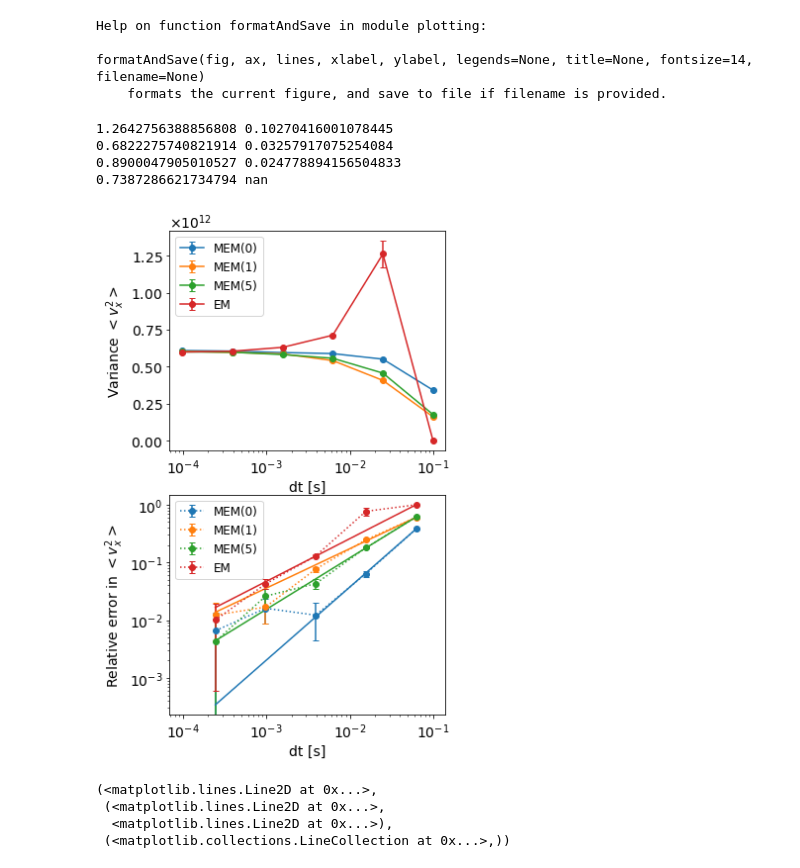
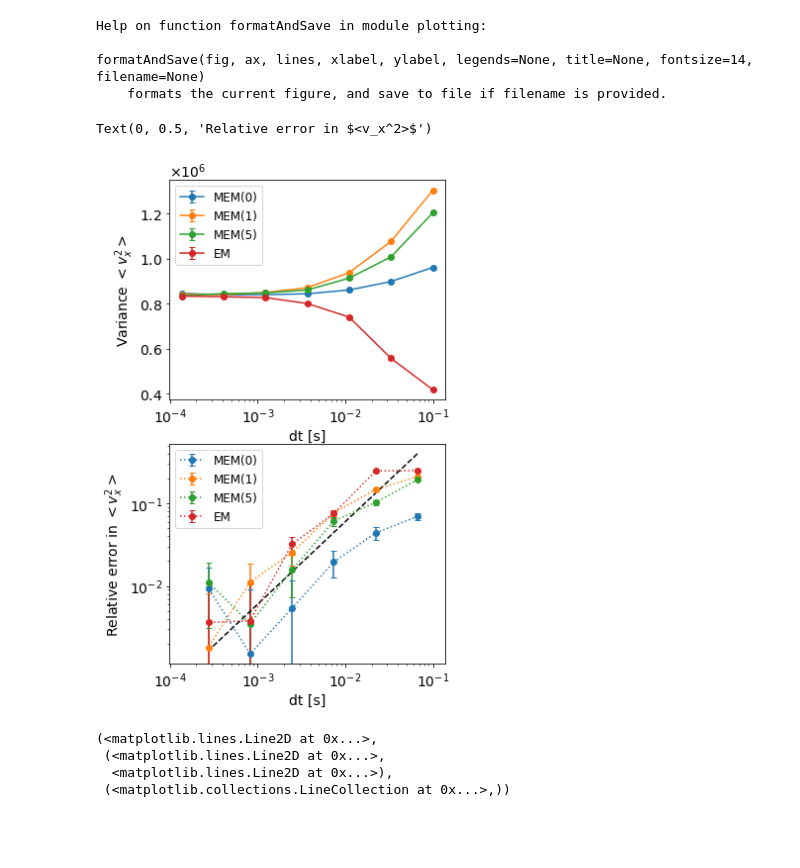
Before and after one commit to lauraxinzhang/CoulombCollisions, a Jupyter notebook: plot_output.ipynb, the cells around one changed output. Cells and saved outputs as stored; diff of their text form; code cells hidden in the pictures; blank space fills up the shorter version.

```diff
--- a/plot_output.ipynb
+++ b/plot_output.ipynb
@@ -8,12 +8,12 @@ dt_MEM_0 = np.loadtxt('output/w_MEM_cor_0_mom2__dt.txt')
 # %%
-ave_MEM_1 = np.loadtxt('output/w_MEM_cor_1_mom2__ave.txt')
-err_MEM_1 = np.loadtxt('output/w_MEM_cor_1_mom2__sem.txt')
-dt_MEM_1 = np.loadtxt('output/w_MEM_cor_1_mom2__dt.txt')
+ave_MEM_1 = np.loadtxt('output/base2w_MEM_cor_1_mom1__ave.txt')
+err_MEM_1 = np.loadtxt('output/base2w_MEM_cor_1_mom1__sem.txt')
+dt_MEM_1 = np.loadtxt('output/base2w_MEM_cor_1_mom1__dt.txt')
 # %%
-ave_MEM_5 = np.loadtxt('output/w_MEM_cor_5_mom2__ave.txt')
-err_MEM_5 = np.loadtxt('output/w_MEM_cor_5_mom2__sem.txt')
-dt_MEM_5 = np.loadtxt('output/w_MEM_cor_5_mom2__dt.txt')
+ave_MEM_5 = np.loadtxt('output/base2w_MEM_cor_5_mom1__ave.txt')
+err_MEM_5 = np.loadtxt('output/base2w_MEM_cor_5_mom1__sem.txt')
+dt_MEM_5 = np.loadtxt('output/base2w_MEM_cor_5_mom1__dt.txt')
 # %%
-ave_EM = np.loadtxt('output/w_EM_mom2__ave.txt')
-err_EM = np.loadtxt('output/w_EM_mom2__sem.txt')
-dt_EM = np.loadtxt('output/w_EM_mom2__dt.txt')
+ave_EM = np.loadtxt('output/base2w_EM_mom1__ave.txt')
+err_EM = np.loadtxt('output/base2w_EM_mom1__sem.txt')
+dt_EM = np.loadtxt('output/base2w_EM_mom1__dt.txt')
@@ -36,8 +40,8 @@ def diffAnderr(ave, err):
     err = np.sqrt(err_low**2 + err_high**2)
     return diff, err
 
-def power(x, c, alpha):
-    return c * (x**alpha)
+def power(x, c):
+    return c * (x**1)
 # %%
 fig= plt.figure()
 updateGlobal(14)
@@ -54,44 +58,49 @@ plt.ticklabel_format(axis = 'y', style = 'sci', scilimits=(0, 0), useMathText=Tr
 
 for dt, ave, err, lab, truncate, c in zip([dt_MEM_0, dt_MEM_1, dt_MEM_5, dt_EM],
                          [ave_MEM_0, ave_MEM_1, ave_MEM_5, ave_EM],
                          [err_MEM_0, err_MEM_1, err_MEM_5, err_EM],
                          ['MEM(0)', 'MEM(1)', 'MEM(5)', 'EM'],
-                                       [-2, -2, -1, -2],
+                                       [-3, -3, -2, -3],
                                       ['C0', 'C1', 'C2', 'C3']):
+# for dt, ave, err, lab, truncate, c in zip([dt_MEM_0, dt_MEM_5, dt_EM],
+#                          [ave_MEM_0, ave_MEM_5, ave_EM],
+#                          [err_MEM_0, err_MEM_5, err_EM],
+#                          ['MEM(0)', 'MEM(5)', 'EM'],
+#                                        [-2, -1, -2],
+#                                       ['C0', 'C1', 'C2']):
     ax1.errorbar(dt[:truncate], ave[:truncate, vcomp], err[:truncate, vcomp],
                  color = c, marker = 'o', capsize = 3,label = lab)
     diff_ave, diff_err = diffAnderr(ave, err)
 #     ax2.plot(dt_EM[:-1], diff_ave[:, vcomp])
     t_mid = 0.5 * (dt[:-1] + dt[1:])
 
     # A power fit
-    popt, pcov = curve_fit(power, t_mid[:truncate], diff_ave[:truncate, vcomp], sigma = diff_err[:truncate, vcomp])
+    popt, pcov = curve_fit(power, t_mid[:truncate], diff_ave[:truncate, vcomp],
+                           sigma=diff_err[:truncate, vcomp], absolute_sigma=True,
+                          )
     perr = np.sqrt(np.diag(pcov))
-    print(popt[1], perr[1])
+#     print(popt[1], perr[1])
     # plot fit and data
-    ax2.plot(t_mid[:truncate], power(t_mid[:truncate], *popt), '-', color = c)
+#     ax2.plot(t_mid[:truncate], power(t_mid[:truncate], *popt), '-', color = c)
 #     lab = lab+'$alpha={}$'.format(popt[1])
     ebar = ax2.errorbar(t_mid[:truncate], diff_ave[:truncate, vcomp],
                  diff_err[:truncate, vcomp],
                  color = c, fmt = 'o:', capsize = 3, label = lab)
 
-# ax2.plot(t_mid[:truncate], 6*t_mid[:truncate], 'k--')
+ax2.plot(t_mid[:truncate], 6*t_mid[:truncate], 'k--')
 for ax in [ax1, ax2]:
     ax.set_xscale('log')
     ax.set_xlabel('dt [s]')
     ax.legend()
 
 ax1.set_ylabel('Variance $<v_x^2>$')
 
 ax2.set_yscale('log')
 ax2.set_ylabel('Relative error in $<v_x^2>$')
-fig.savefig('./figures/weakConv_x.pdf', bbox_inches = "tight")
+# fig.savefig('./figures/weakConv_x.pdf', bbox_inches = "tight")
 # %% [output]
-1.2642756388856808 0.10270416001078445
-0.6822275740821914 0.03257917075254084
-0.8900047905010527 0.024778894156504833
-0.7387286621734794 nan
+Text(0, 0.5, 'Relative error in $<v_x^2>$')
-[figure, old version]
+[figure, new version]
 # %%
 line
 # %% [output]
```
Also changed, not shown: parts of 4 cells of this notebook, 3 other files.
